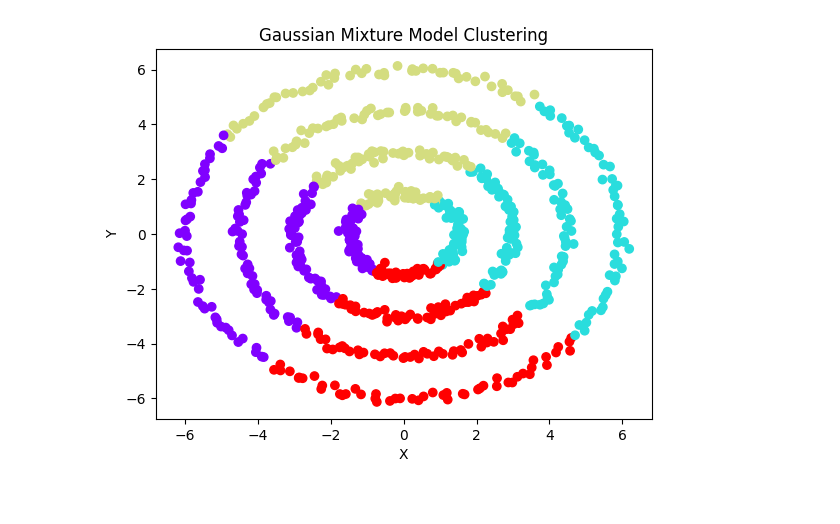
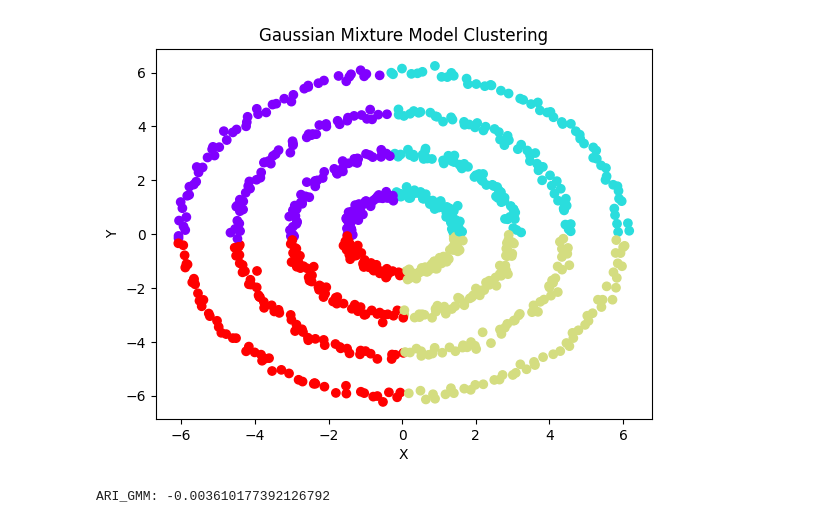
Before and after one commit to Cheetah-lhp/MachineLearning, a Jupyter notebook: So_sánh_Kmeans,_DBSCAN,_GMM.ipynb, the cells around one changed output. Drawn from its saved outputs; the diff is of its cells as text; code cells hidden in the pictures.

```diff
--- a/So_sánh_Kmeans,_DBSCAN,_GMM.ipynb
+++ b/So_sánh_Kmeans,_DBSCAN,_GMM.ipynb
@@ -30,13 +30,11 @@ minPts = 4
 X = generate_ring_data(num_rings, points_per_ring, radius_increment)
 # %%
 db = DBSCAN(eps=epsilon, min_samples=minPts).fit(X)
-labels = db.labels_
+dblabels = db.labels_
 
 plt.scatter(X[:, 0], X[:, 1], c=labels, cmap='rainbow')
 plt.xlabel('X')
 plt.ylabel('Y')
 plt.title('DBSCAN Clustering')
 plt.show()
-ari = adjusted_rand_score(y_ring, labels)
-print("ARI:", ari)
 # %% [output]
@@ -54,9 +55,13 @@ plt.show()
 # %%
 gmm = GaussianMixture(n_components=4).fit(X)
+gmmlabels = gmm.predict(X)
 plt.scatter(X[:, 0], X[:, 1], c=gmm.predict(X), cmap='rainbow')
 plt.xlabel('X')
 plt.ylabel('Y')
 plt.title('Gaussian Mixture Model Clustering')
 plt.show()
+ari = adjusted_rand_score(dblabels, gmmlabels) #dblabels duoc coi nhu ground truth
+print("ARI_GMM:", ari)
 # %% [output]
-[figure, old version]
+[figure, new version]
+ARI_GMM: -0.003610177392126792
```
Also changed, not shown: parts of 2 cells of this notebook.
